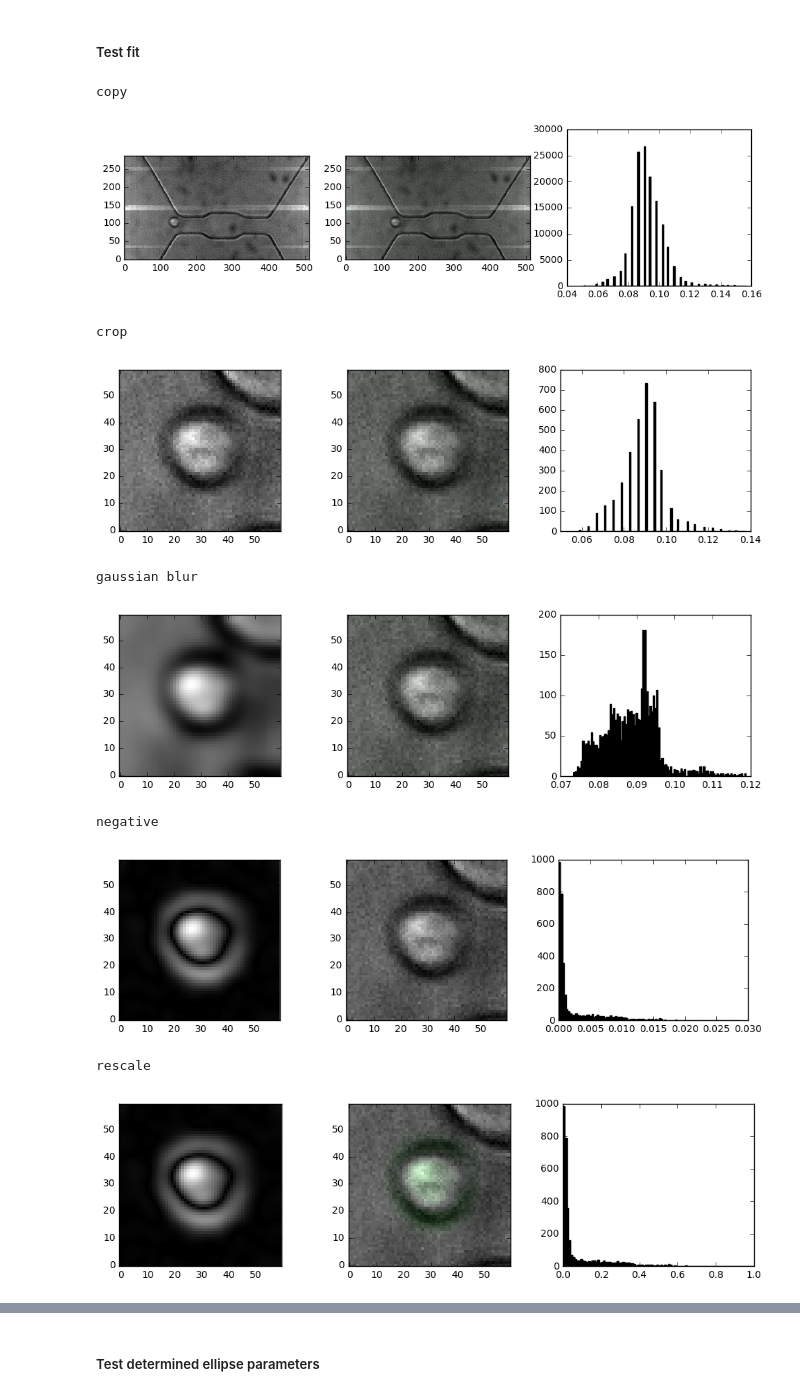
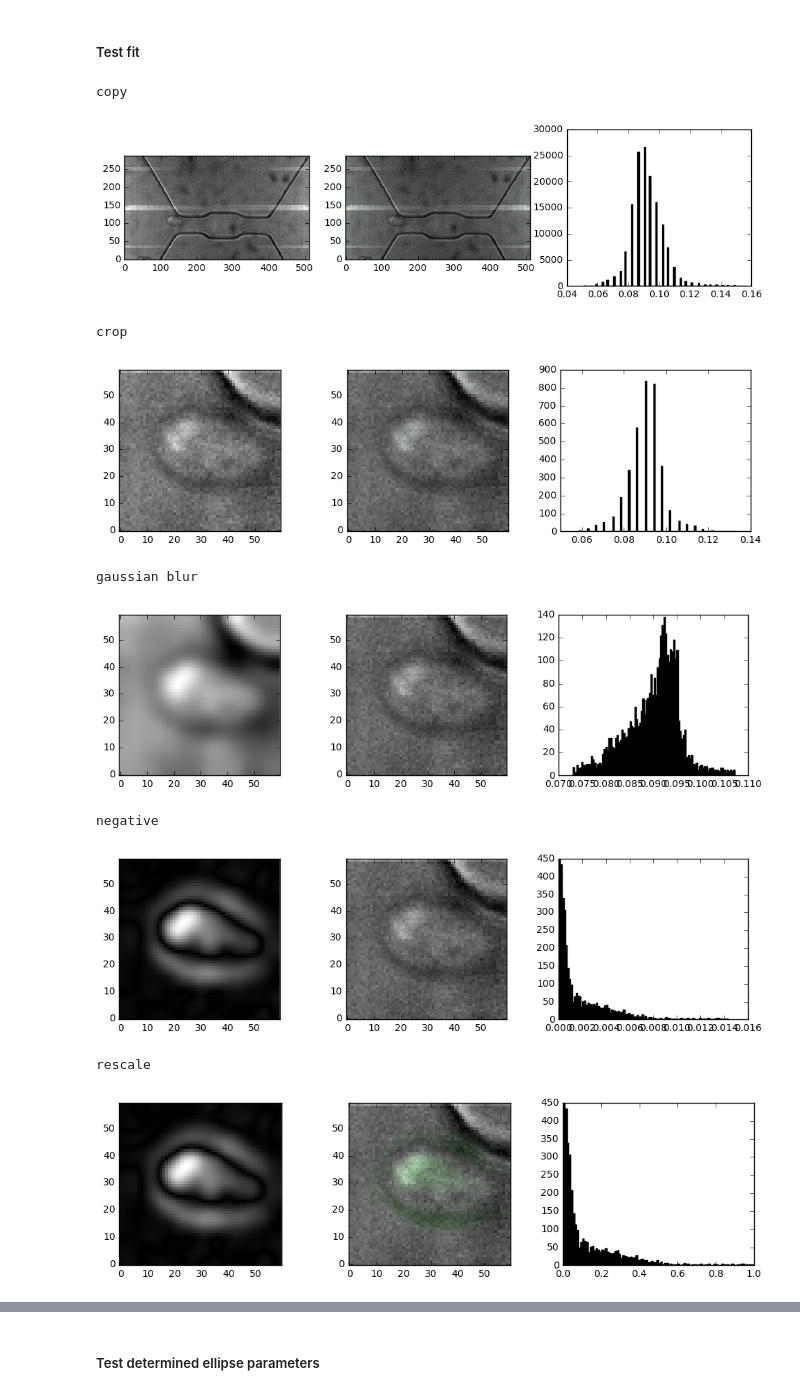
Before and after one commit to codycombs/cell_deformation, a Jupyter notebook: test_ellipse_fit.ipynb, the cells around one changed output, grey strips where cells are left out. Drawn from its saved outputs; the diff is of its cells as text; code cells hidden in the pictures.

```diff
--- a/test_ellipse_fit.ipynb
+++ b/test_ellipse_fit.ipynb
@@ -113,7 +114,7 @@ def plot_all(processed_frame, frame):
 # %% [markdown]
 ## Find event to test fit on
 # %%
-oi_index = 30
+oi_index = 32
 oi_event = oi_events[oi_index]
 reload(oi_file)
 plt.close()
@@ -597,39 +640,42 @@ def preprocess_fit_ellipse(raw_frame, raw_template_frame, detection, debug = 'no
 xs = oi_event.get_px()
 ys = oi_event.get_py()
 
 xcs, ycs = oi_stage.get_channel_coordinates(xs, ys)
 
 xcs = oi_stage.pixels_to_meters(xcs)
 
 
 xc_left = -15
-xc_right = 15
+xc_right = 0
 
 for j, detection in enumerate(oi_event._detections):
     try:
         if xcs[j] >= xc_left and xcs[j] <= xc_right:
 
 
 
             # Get raw frame
             raw_frame = oi_vid.get_frame(detection._tf)
 
 
             preprocess_fit_ellipse(raw_frame, template_frame, detection, debug = 'all')
 
 
-    except:
+    except Exception as e:
         print 'failed on ', j, len(oi_event._detections)
+        exc_type, exc_obj, exc_tb = sys.exc_info()
+        fname = os.path.split(exc_tb.tb_frame.f_code.co_filename)[1]
+        print(exc_type, fname, exc_tb.tb_lineno)
         pass
 # %% [output]
 copy
 [figure]
 crop
-[figure, old version]
+[figure, new version]
 gaussian blur
-[figure, old version]
+[figure, new version]
 negative
-[figure, old version]
+[figure, new version]
 rescale
-[figure, old version]
+[figure, new version]
 gradient
```
Also changed, not shown: parts of 3 cells of this notebook.
